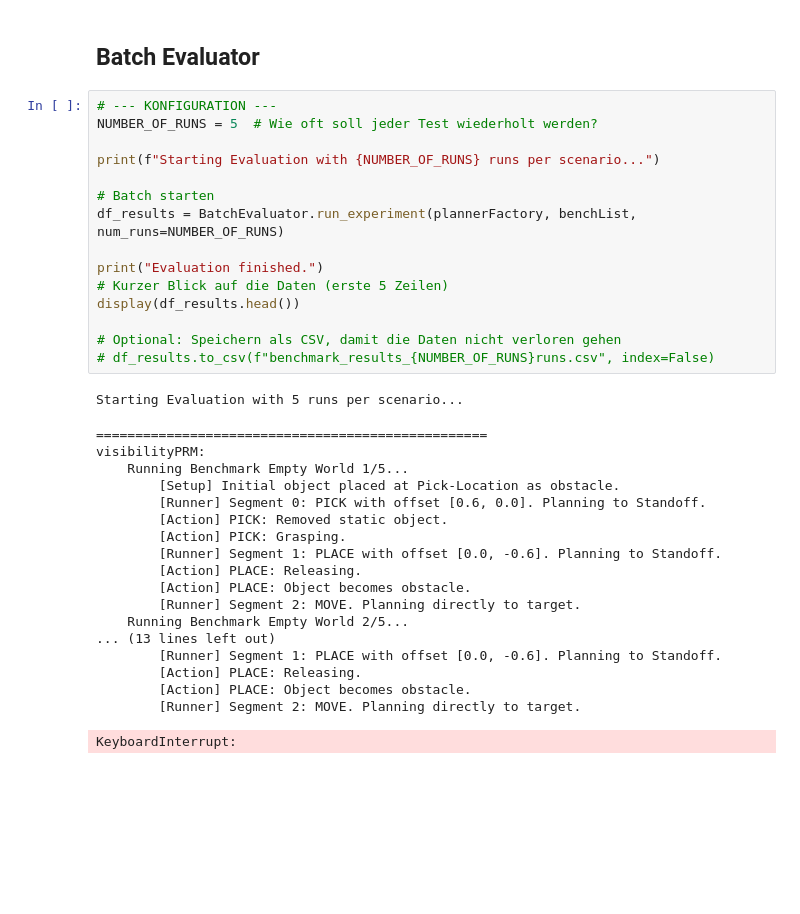
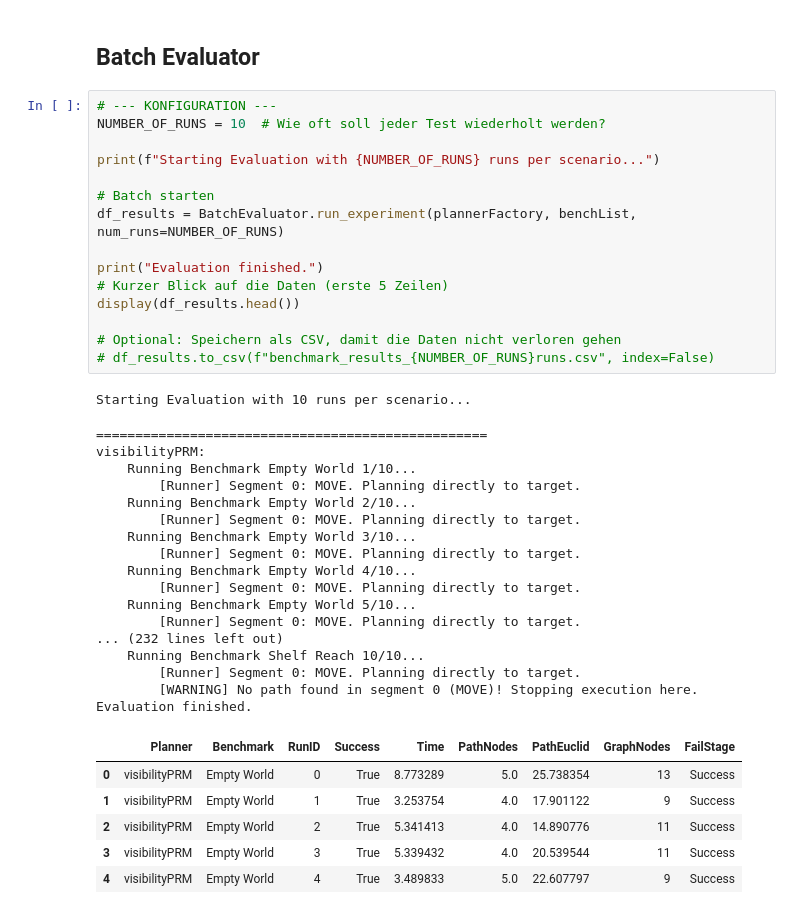
Before and after one commit to Paulchenn/Mobiler_Manipulator, a Jupyter notebook: notebooks/Mobile_Manipulator_Main.ipynb, the cells around one changed output. Saved outputs shown, nothing was run; the diff lists cells and outputs as text; blank space fills up the shorter version.

```diff
--- a/notebooks/Mobile_Manipulator_Main.ipynb
+++ b/notebooks/Mobile_Manipulator_Main.ipynb
@@ -601,36 +402,41 @@ plt.show()
 ## Batch Evaluator
 # %%
 # --- KONFIGURATION ---
-NUMBER_OF_RUNS = 5  # Wie oft soll jeder Test wiederholt werden?
+NUMBER_OF_RUNS = 10  # Wie oft soll jeder Test wiederholt werden?
 
 print(f"Starting Evaluation with {NUMBER_OF_RUNS} runs per scenario...")
 
 # Batch starten
 df_results = BatchEvaluator.run_experiment(plannerFactory, benchList, num_runs=NUMBER_OF_RUNS)
 
 print("Evaluation finished.")
 # Kurzer Blick auf die Daten (erste 5 Zeilen)
 display(df_results.head())
 
 # Optional: Speichern als CSV, damit die Daten nicht verloren gehen
 # df_results.to_csv(f"benchmark_results_{NUMBER_OF_RUNS}runs.csv", index=False)
 # %% [output]
-Starting Evaluation with 5 runs per scenario...
+Starting Evaluation with 10 runs per scenario...
 ==================================================
 visibilityPRM:
-    Running Benchmark Empty World 1/5...
-        [Setup] Initial object placed at Pick-Location as obstacle.
-        [Runner] Segment 0: PICK with offset [0.6, 0.0]. Planning to Standoff.
-        [Action] PICK: Removed static object.
-        [Action] PICK: Grasping.
-        [Runner] Segment 1: PLACE with offset [0.0, -0.6]. Planning to Standoff.
-        [Action] PLACE: Releasing.
-        [Action] PLACE: Object becomes obstacle.
-        [Runner] Segment 2: MOVE. Planning directly to target.
-    Running Benchmark Empty World 2/5...
-... (13 lines left out)
-        [Runner] Segment 1: PLACE with offset [0.0, -0.6]. Planning to Standoff.
-        [Action] PLACE: Releasing.
-        [Action] PLACE: Object becomes obstacle.
-        [Runner] Segment 2: MOVE. Planning directly to target.
+    Running Benchmark Empty World 1/10...
+        [Runner] Segment 0: MOVE. Planning directly to target.
+    Running Benchmark Empty World 2/10...
+        [Runner] Segment 0: MOVE. Planning directly to target.
+    Running Benchmark Empty World 3/10...
+        [Runner] Segment 0: MOVE. Planning directly to target.
+    Running Benchmark Empty World 4/10...
+        [Runner] Segment 0: MOVE. Planning directly to target.
+    Running Benchmark Empty World 5/10...
+        [Runner] Segment 0: MOVE. Planning directly to target.
+... (232 lines left out)
+    Running Benchmark Shelf Reach 10/10...
+        [Runner] Segment 0: MOVE. Planning directly to target.
+        [WARNING] No path found in segment 0 (MOVE)! Stopping execution here.
+Evaluation finished.
-KeyboardInterrupt:
+|  | Planner | Benchmark | RunID | Success | Time | PathNodes | PathEuclid | GraphNodes | FailStage |
+| 0 | visibilityPRM | Empty World | 0 | True | 8.773289 | 5.0 | 25.738354 | 13 | Success |
+| 1 | visibilityPRM | Empty World | 1 | True | 3.253754 | 4.0 | 17.901122 | 9 | Success |
+| 2 | visibilityPRM | Empty World | 2 | True | 5.341413 | 4.0 | 14.890776 | 11 | Success |
+| 3 | visibilityPRM | Empty World | 3 | True | 5.339432 | 4.0 | 20.539544 | 11 | Success |
+| 4 | visibilityPRM | Empty World | 4 | True | 3.489833 | 5.0 | 22.607797 | 9 | Success |
```
Also changed, not shown: parts of 9 cells of this notebook.
